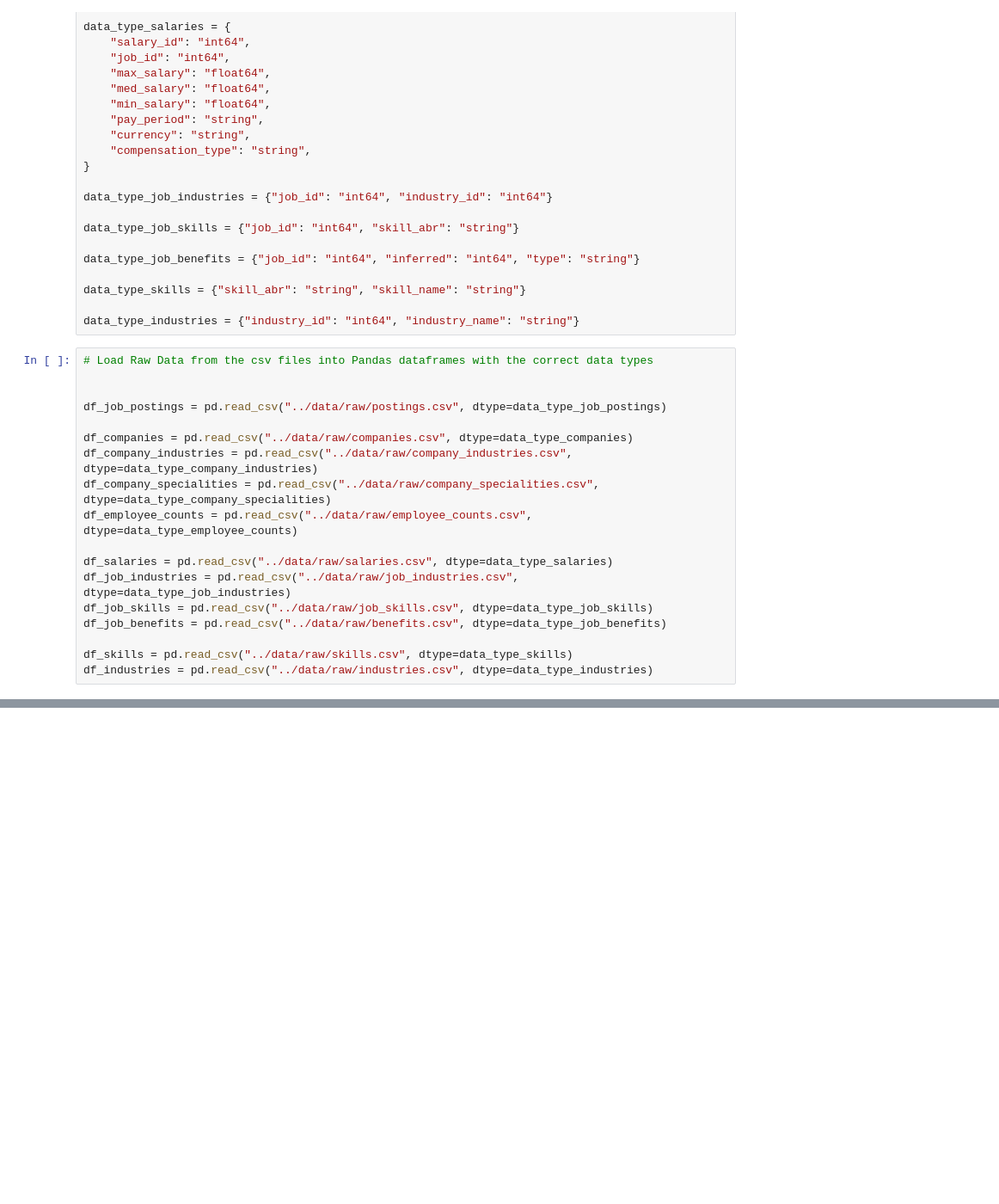
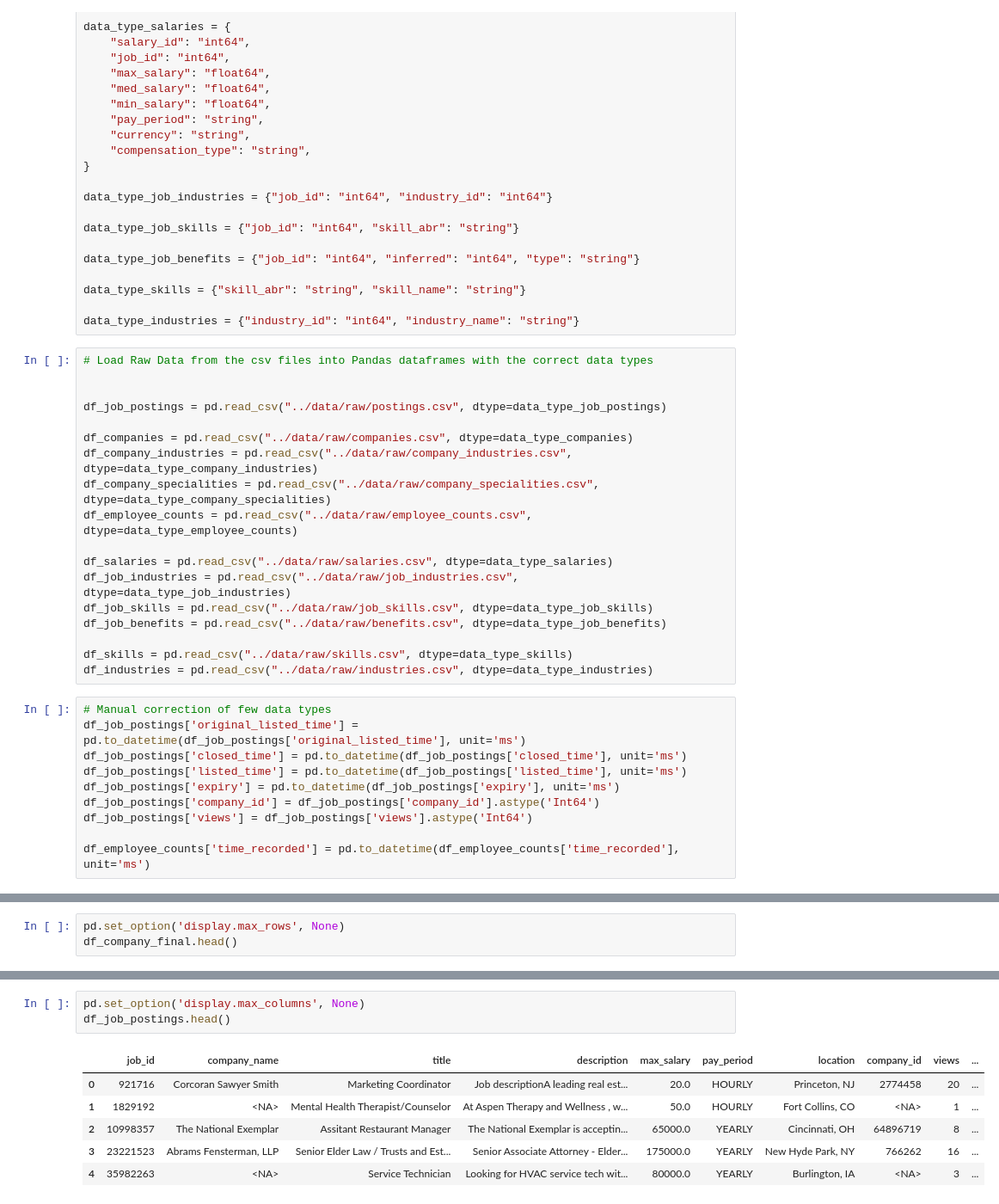
Before and after one commit to atharva-h-m/LinkedIn-Job-Postings, a Jupyter notebook: notebooks/01-data-collection.ipynb, the cells around one changed output, grey strips where cells are left out. Shown at 86% size. Cells and saved outputs as stored; diff of their text form; blank space fills up the shorter version.

Commit message:
data collection changes

```diff
--- a/notebooks/01-data-collection.ipynb
+++ b/notebooks/01-data-collection.ipynb
@@ -111,3 +115,13 @@ df_job_benefits = pd.read_csv("../data/raw/benefits.csv", dtype=data_type_job_be
 
 df_skills = pd.read_csv("../data/raw/skills.csv", dtype=data_type_skills)
 df_industries = pd.read_csv("../data/raw/industries.csv", dtype=data_type_industries)
+# %%
+# Manual correction of few data types
+df_job_postings['original_listed_time'] = pd.to_datetime(df_job_postings['original_listed_time'], unit='ms')
+df_job_postings['closed_time'] = pd.to_datetime(df_job_postings['closed_time'], unit='ms')
+df_job_postings['listed_time'] = pd.to_datetime(df_job_postings['listed_time'], unit='ms')
+df_job_postings['expiry'] = pd.to_datetime(df_job_postings['expiry'], unit='ms')
+df_job_postings['company_id'] = df_job_postings['company_id'].astype('Int64')
+df_job_postings['views'] = df_job_postings['views'].astype('Int64')
+
+df_employee_counts['time_recorded'] = pd.to_datetime(df_employee_counts['time_recorded'], unit='ms')
@@ -113,0 +372,3 @@ df_industries = pd.read_csv("../data/raw/industries.csv", dtype=data_type_indust
+# %%
+pd.set_option('display.max_rows', None)
+df_company_final.head()
@@ -113,0 +602,10 @@ df_industries = pd.read_csv("../data/raw/industries.csv", dtype=data_type_indust
+# %%
+pd.set_option('display.max_columns', None)
+df_job_postings.head()
+# %% [output]
+|  | job_id | company_name | title | description | max_salary | pay_period | location | company_id | views | ... |
+| 0 | 921716 | Corcoran Sawyer Smith | Marketing Coordinator | Job descriptionA leading real est... | 20.0 | HOURLY | Princeton, NJ | 2774458 | 20 | ... |
+| 1 | 1829192 | <NA> | Mental Health Therapist/Counselor | At Aspen Therapy and Wellness , w... | 50.0 | HOURLY | Fort Collins, CO | <NA> | 1 | ... |
+| 2 | 10998357 | The National Exemplar | Assitant Restaurant Manager | The National Exemplar is acceptin... | 65000.0 | YEARLY | Cincinnati, OH | 64896719 | 8 | ... |
+| 3 | 23221523 | Abrams Fensterman, LLP | Senior Elder Law / Trusts and Est... | Senior Associate Attorney - Elder... | 175000.0 | YEARLY | New Hyde Park, NY | 766262 | 16 | ... |
+| 4 | 35982263 | <NA> | Service Technician | Looking for HVAC service tech wit... | 80000.0 | YEARLY | Burlington, IA | <NA> | 3 | ... |
```
Also changed, not shown: parts of 31 cells of this notebook, 1 other file.
